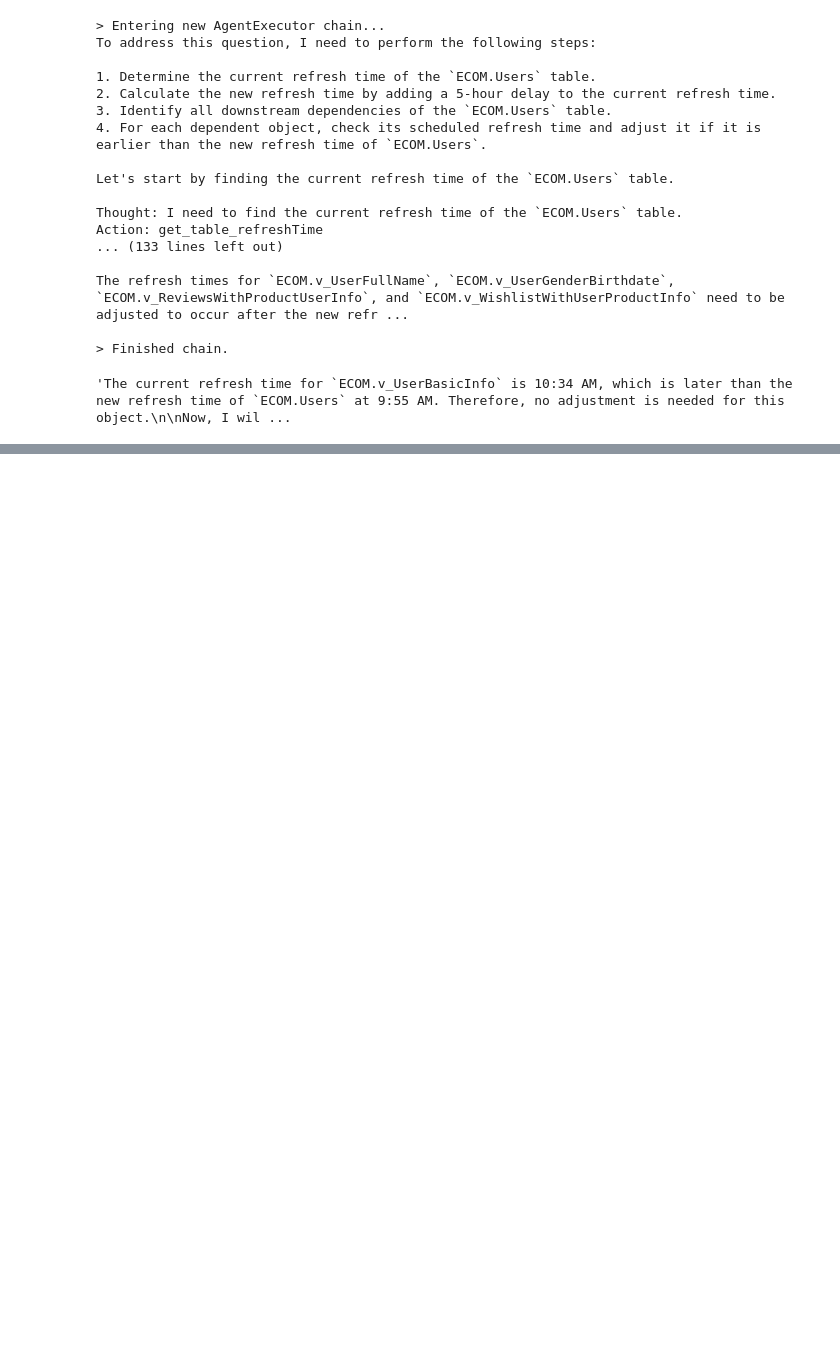
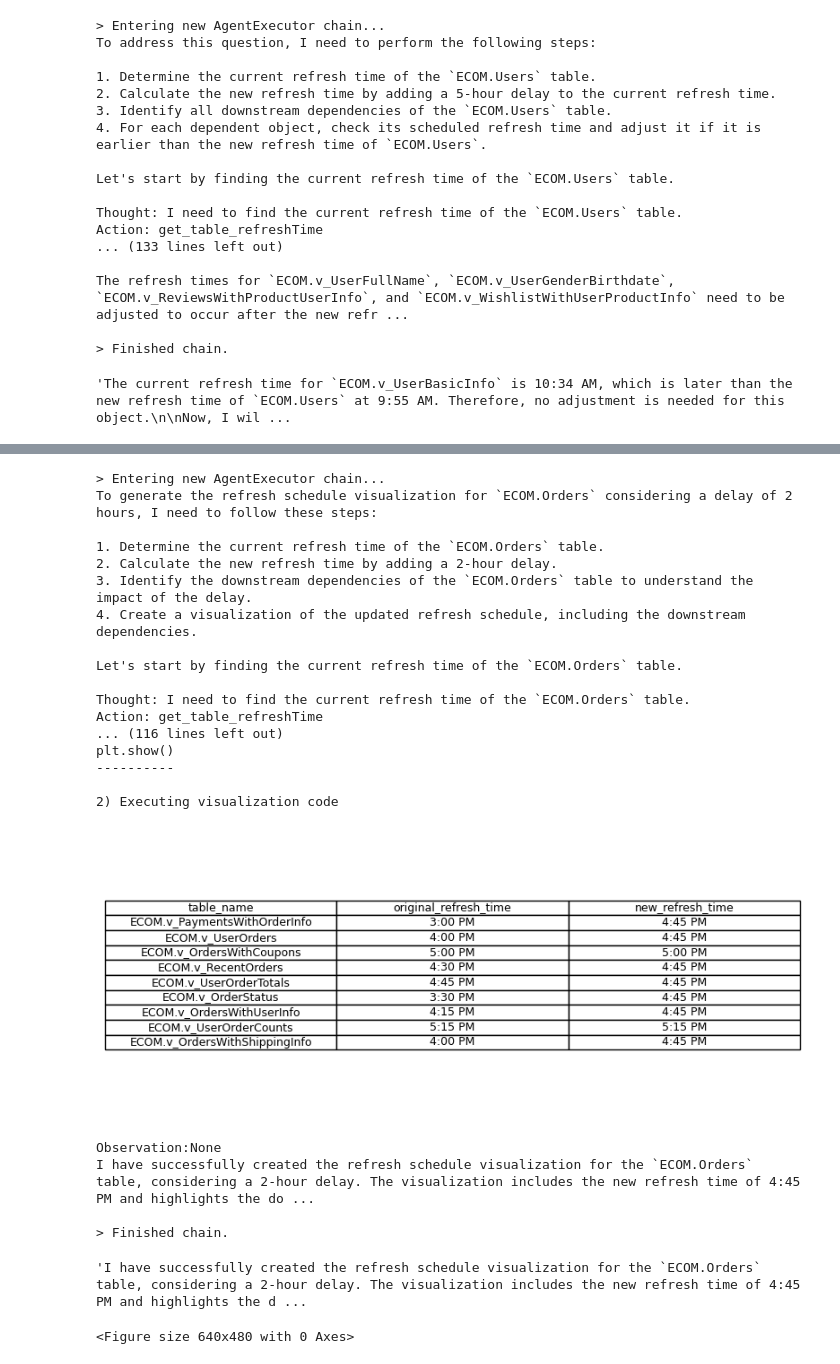
Before and after one commit to HrishikeshP-01/DEBy-Project, a Jupyter notebook: DEBy.ipynb, the cells around one changed output, grey strips where cells are left out. Saved outputs shown, nothing was run; the diff lists cells and outputs as text; code cells hidden in the pictures; blank space fills up the shorter version.

```diff
--- a/DEBy.ipynb
+++ b/DEBy.ipynb
@@ -789,0 +950,28 @@ The refresh times for `ECOM.v_UserFullName`, `ECOM.v_UserGenderBirthdate`, `ECOM
+# %%
+# Get the upstream dependencies. Should generate a NetworkX graph
+agent_executor.run("Generate the refresh schedule visualization of ECOM.Orders if it got delayed by 2 hrs ")
+# %% [output]
+> Entering new AgentExecutor chain...
+To generate the refresh schedule visualization for `ECOM.Orders` considering a delay of 2 hours, I need to follow these steps:
+
+1. Determine the current refresh time of the `ECOM.Orders` table.
+2. Calculate the new refresh time by adding a 2-hour delay.
+3. Identify the downstream dependencies of the `ECOM.Orders` table to understand the impact of the delay.
+4. Create a visualization of the updated refresh schedule, including the downstream dependencies.
+
+Let's start by finding the current refresh time of the `ECOM.Orders` table.
+
+Thought: I need to find the current refresh time of the `ECOM.Orders` table.
+Action: get_table_refreshTime
+... (116 lines left out)
+plt.show()
+----------
+
+2) Executing visualization code
+[figure, added]
+Observation:None
+I have successfully created the refresh schedule visualization for the `ECOM.Orders` table, considering a 2-hour delay. The visualization includes the new refresh time of 4:45 PM and highlights the do ...
+
+> Finished chain.
+'I have successfully created the refresh schedule visualization for the `ECOM.Orders` table, considering a 2-hour delay. The visualization includes the new refresh time of 4:45 PM and highlights the d ...
+<Figure size 640x480 with 0 Axes>
```
Also changed, not shown: parts of 25 cells of this notebook.
